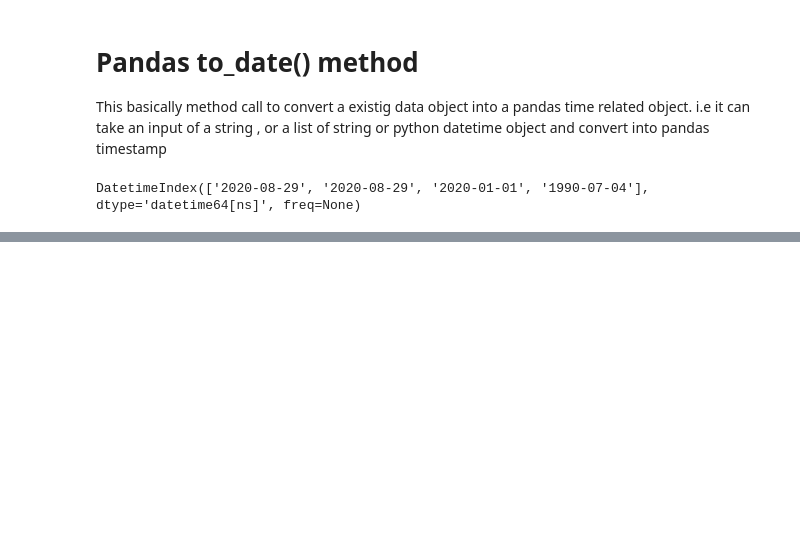
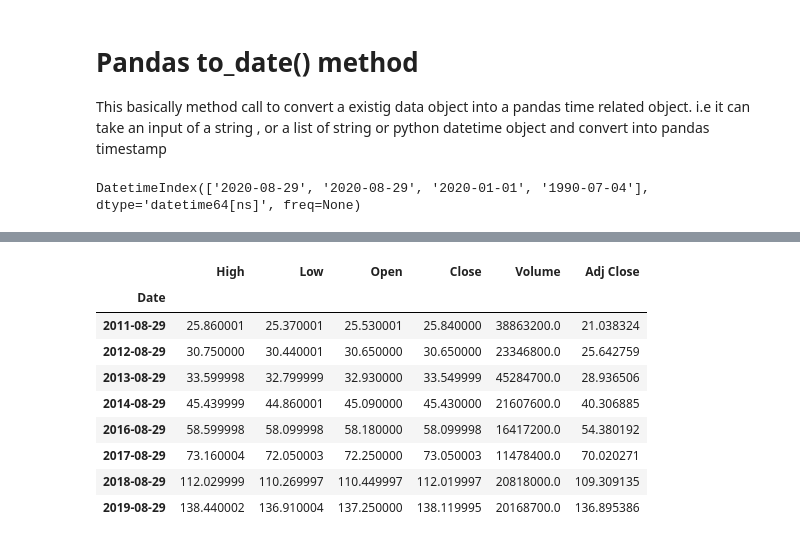
Before and after one commit to stcentre/Pandas-Tutorials, a Jupyter notebook: Pandas_Tutorials/8Pandas_Working_with_Dates_and_Times.ipynb, the cells around one changed output, grey strips where cells are left out. Cells and saved outputs as stored; diff of their text form; code cells hidden in the pictures; blank space fills up the shorter version.

```diff
--- a/Pandas_Tutorials/8Pandas_Working_with_Dates_and_Times.ipynb
+++ b/Pandas_Tutorials/8Pandas_Working_with_Dates_and_Times.ipynb
@@ -99,0 +306,6 @@ DatetimeIndex(['2020-08-29', '2020-08-29', '2020-01-01', '1990-07-04'], dtype='d
+# %%
+#to get the data from internet as a source
+company = "MSFT"
+start = "2010-01-01"
+end = "2020-08-04"
+stocks = web.DataReader(name = company , data_source = "yahoo" ,start = start,end = end)
@@ -99,0 +338,17 @@ DatetimeIndex(['2020-08-29', '2020-08-29', '2020-01-01', '1990-07-04'], dtype='d
+# %%
+birthdays = pd.date_range(start = '2010-08-29',end = '2020-08-03',freq=pd.DateOffset(years=1))
+# %%
+#i got only that information from my birthdays
+a = stocks.index.isin(birthdays)
+stocks[a]
+# %% [output]
+|  | High | Low | Open | Close | Volume | Adj Close |
+| Date |  |  |  |  |  |  |
+| 2011-08-29 | 25.860001 | 25.370001 | 25.530001 | 25.840000 | 38863200.0 | 21.038324 |
+| 2012-08-29 | 30.750000 | 30.440001 | 30.650000 | 30.650000 | 23346800.0 | 25.642759 |
+| 2013-08-29 | 33.599998 | 32.799999 | 32.930000 | 33.549999 | 45284700.0 | 28.936506 |
+| 2014-08-29 | 45.439999 | 44.860001 | 45.090000 | 45.430000 | 21607600.0 | 40.306885 |
+| 2016-08-29 | 58.599998 | 58.099998 | 58.180000 | 58.099998 | 16417200.0 | 54.380192 |
+| 2017-08-29 | 73.160004 | 72.050003 | 72.250000 | 73.050003 | 11478400.0 | 70.020271 |
+| 2018-08-29 | 112.029999 | 110.269997 | 110.449997 | 112.019997 | 20818000.0 | 109.309135 |
+| 2019-08-29 | 138.440002 | 136.910004 | 137.250000 | 138.119995 | 20168700.0 | 136.895386 |
```
Also changed, not shown: parts of 28 cells of this notebook.
